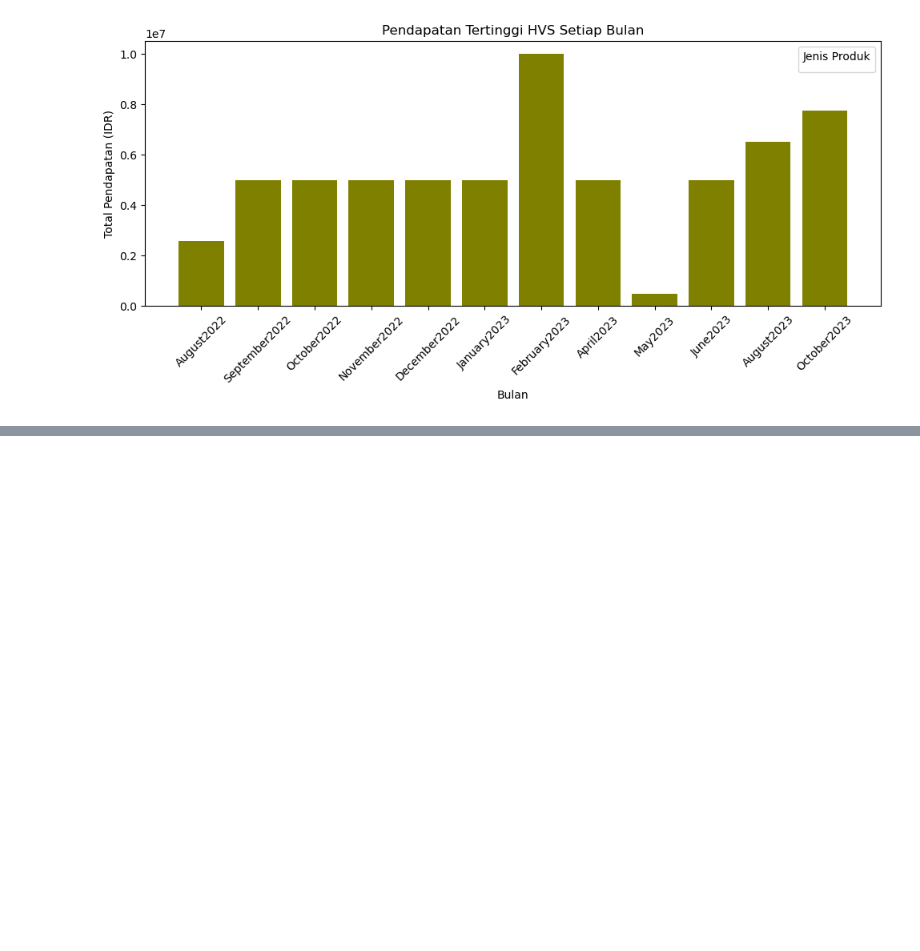
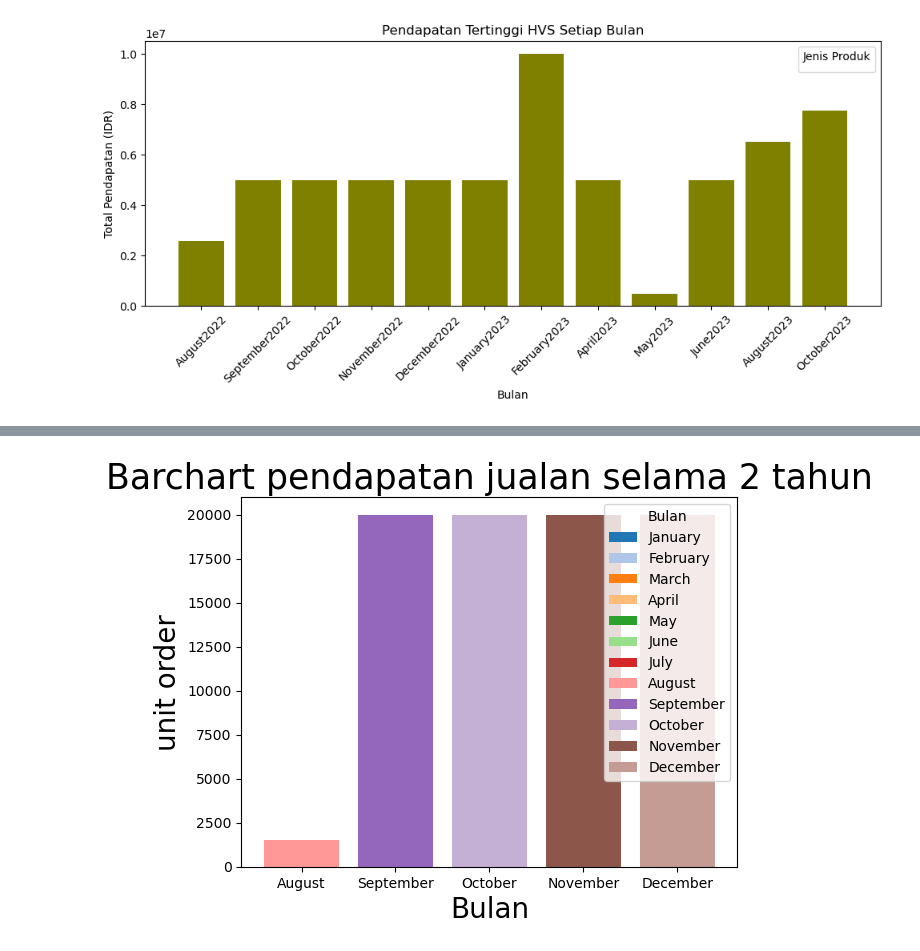
Before and after one commit to sxlsza/DeltaIndie_datacourse, a Jupyter notebook: Data Cleansing with Pandas.ipynb, the cells around one changed output, grey strips where cells are left out. Cells and saved outputs as stored; diff of their text form; code cells hidden in the pictures; blank space fills up the shorter version.

```diff
--- a/Data Cleansing with Pandas.ipynb
+++ b/Data Cleansing with Pandas.ipynb
@@ -492,0 +616,4 @@ plt.show()
+# %%
+#kalau cuma butuh pertahun
+produk_hvs_bulanan_2022 = produk_hvs_bulanan[produk_hvs_bulanan["Tanggal"].dt.year==2022]
+produk_hvs_bulanan_2022
@@ -492,0 +627,17 @@ plt.show()
+# %%
+penghasilan_bulanan_2022 = produk_hvs_bulanan_2022.groupby("Bulan").agg(total_order_2022=("Jumlah Order","sum"),
+                           total_pendapatan_2022=("Total","sum")).reindex(['January', 'February', 'March', 'April', 'May', 'June', 'July', 'August', 'September', 'October', 'November', 'December'])
+penghasilan_bulanan_2022
+
+plt.bar(penghasilan_bulanan_2022.index,
+       penghasilan_bulanan_2022["total_order_2022"],
+       label = penghasilan_bulanan_2022.index,
+       color = colors[:len(penghasilan_bulanan_2022.index)])
+
+plt.title("Barchart pendapatan jualan selama 2 tahun", fontsize=25)
+plt.xlabel("Bulan", fontsize=20)
+plt.ylabel("unit order", fontsize=20)
+plt.legend(penghasilan_bulanan_2022.index, title="Bulan", loc="upper right")
+plt.show()
+# %% [output]
+[figure, added]
```
Also changed, not shown: parts of 25 cells of this notebook.
